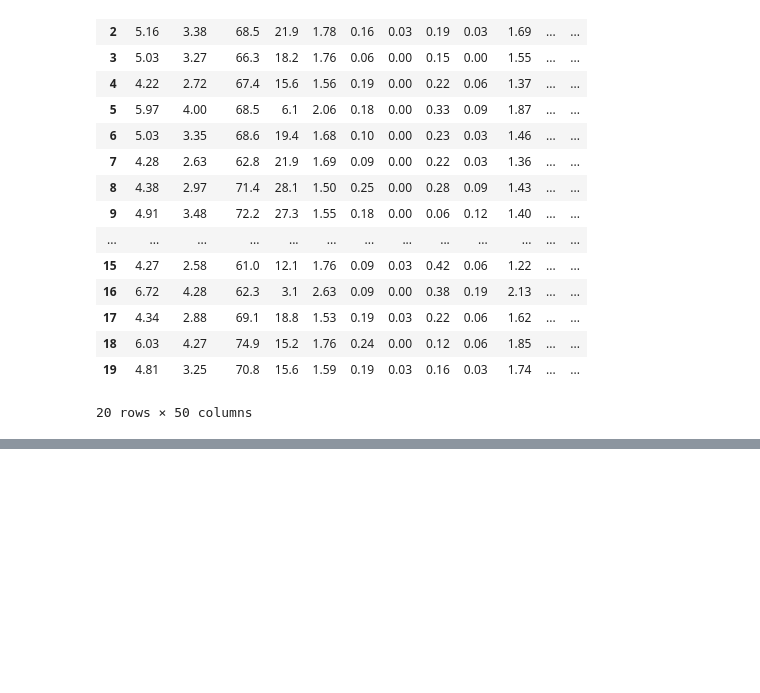
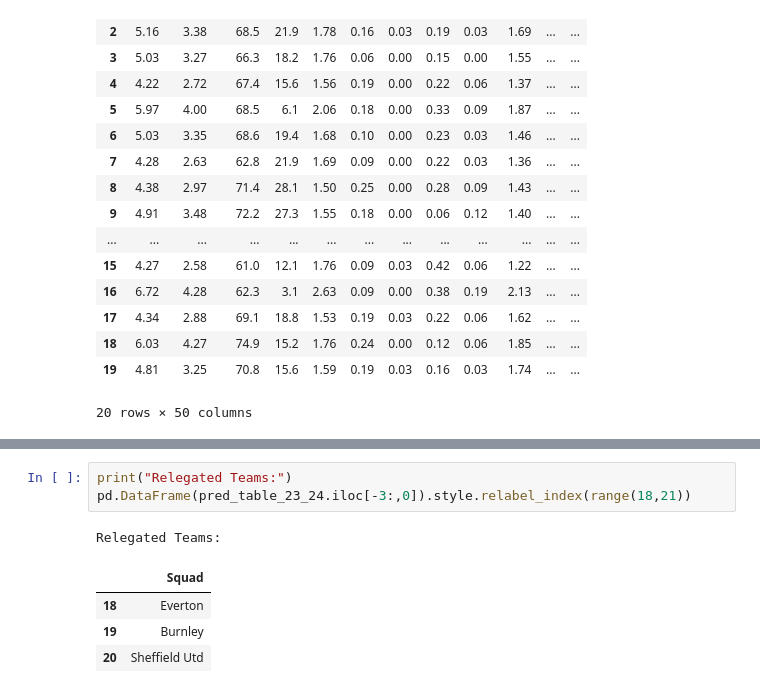
Before and after one commit to TQTien1/EPL-Predictions, a Jupyter notebook: Untitled-1.ipynb, the cells around one changed output, grey strips where cells are left out. Saved outputs shown, nothing was run; the diff lists cells and outputs as text; blank space fills up the shorter version.

```diff
--- a/Untitled-1.ipynb
+++ b/Untitled-1.ipynb
@@ -242,0 +293,9 @@ Name: 16, dtype: object
+# %%
+print("Relegated Teams:")
+pd.DataFrame(pred_table_23_24.iloc[-3:,0]).style.relabel_index(range(18,21))
+# %% [output]
+Relegated Teams:
+|  | Squad |
+| 18 | Everton |
+| 19 | Burnley |
+| 20 | Sheffield Utd |
```
Also changed, not shown: parts of 17 cells of this notebook.
